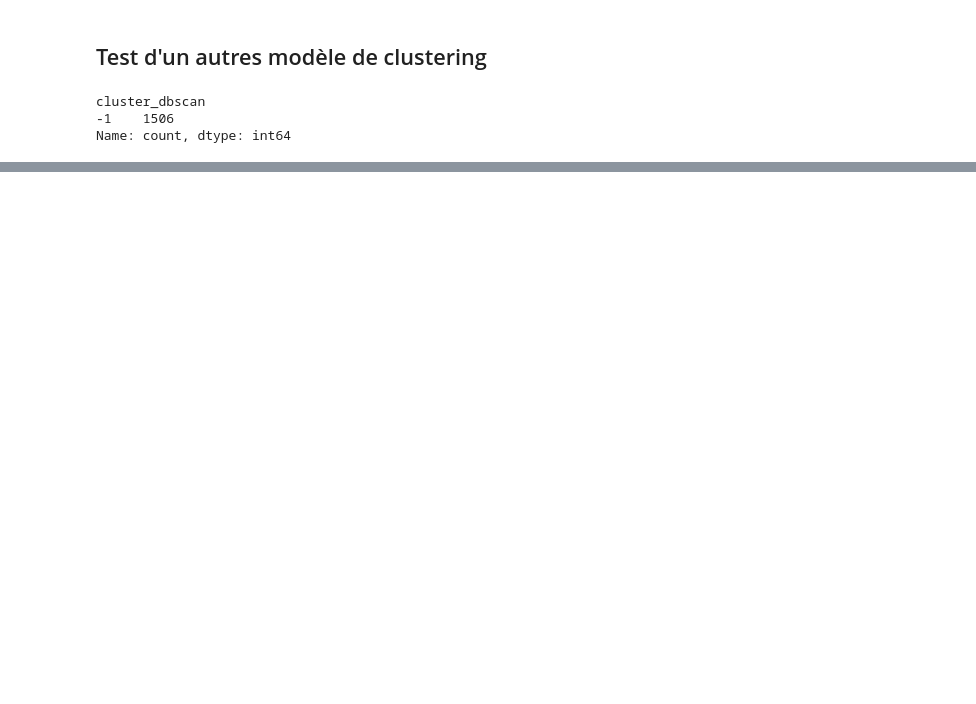
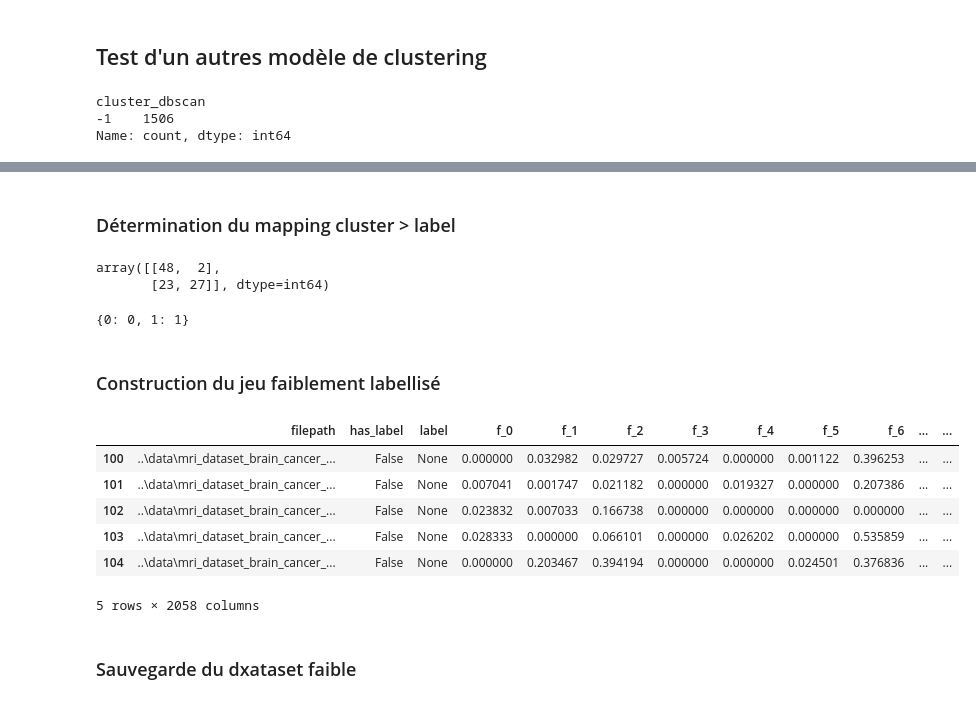
Before and after one commit to Baal64/brain-tumor-semisupervised, a Jupyter notebook: notebooks/02_features_clustering.ipynb, the cells around one changed output, grey strips where cells are left out. Cells and saved outputs as stored; diff of their text form; code cells hidden in the pictures; blank space fills up the shorter version.

```diff
--- a/notebooks/02_features_clustering.ipynb
+++ b/notebooks/02_features_clustering.ipynb
@@ -184,0 +199,51 @@ plt.show()
+# %% [markdown]
+### Détermination du mapping cluster > label
+# %%
+import numpy as np
+from sklearn.metrics import confusion_matrix
+
+# Données annotées uniquement
+labeled = df_features[df_features["has_label"]].copy()
+y_true = labeled["label"].map({"normal": 0, "cancer": 1}).values
+y_cluster = labeled["cluster_kmeans"].values
+
+# Matrice de confusion cluster vs vrais labels
+cm = confusion_matrix(y_true, y_cluster)
+cm
+# %% [output]
+array([[48,  2],
+       [23, 27]], dtype=int64)
+# %%
+cluster_to_label = {}
+for cluster in [0, 1]:
+    # colonne = distribution des labels réels pour un cluster donné
+    majority_label = np.argmax(cm[:, cluster])
+    cluster_to_label[cluster] = majority_label
+
+cluster_to_label
+# %% [output]
+{0: 0, 1: 1}
+# %% [markdown]
+### Construction du jeu faiblement labellisé
+# %%
+# Images non annotées
+df_unlabeled = df_features[df_features["has_label"] == False].copy()
+
+# Ajout du pseudo-label numérique
+df_unlabeled["weak_label_num"] = df_unlabeled["cluster_kmeans"].map(cluster_to_label)
+
+# Ajout du pseudo-label texte
+inv_map = {0: "normal", 1: "cancer"}
+df_unlabeled["weak_label"] = df_unlabeled["weak_label_num"].map(inv_map)
+
+df_unlabeled.head()
+# %% [output]
+|  | filepath | has_label | label | f_0 | f_1 | f_2 | f_3 | f_4 | f_5 | f_6 | ... | ... |
+| 100 | ..\data\mri_dataset_brain_cancer_... | False | None | 0.000000 | 0.032982 | 0.029727 | 0.005724 | 0.000000 | 0.001122 | 0.396253 | ... | ... |
+| 101 | ..\data\mri_dataset_brain_cancer_... | False | None | 0.007041 | 0.001747 | 0.021182 | 0.000000 | 0.019327 | 0.000000 | 0.207386 | ... | ... |
+| 102 | ..\data\mri_dataset_brain_cancer_... | False | None | 0.023832 | 0.007033 | 0.166738 | 0.000000 | 0.000000 | 0.000000 | 0.000000 | ... | ... |
+| 103 | ..\data\mri_dataset_brain_cancer_... | False | None | 0.028333 | 0.000000 | 0.066101 | 0.000000 | 0.026202 | 0.000000 | 0.535859 | ... | ... |
+| 104 | ..\data\mri_dataset_brain_cancer_... | False | None | 0.000000 | 0.203467 | 0.394194 | 0.000000 | 0.000000 | 0.024501 | 0.376836 | ... | ... |
+5 rows × 2058 columns
+# %% [markdown]
+### Sauvegarde du dxataset faible
```
Also changed, not shown: parts of 17 cells of this notebook, 1 other file.
